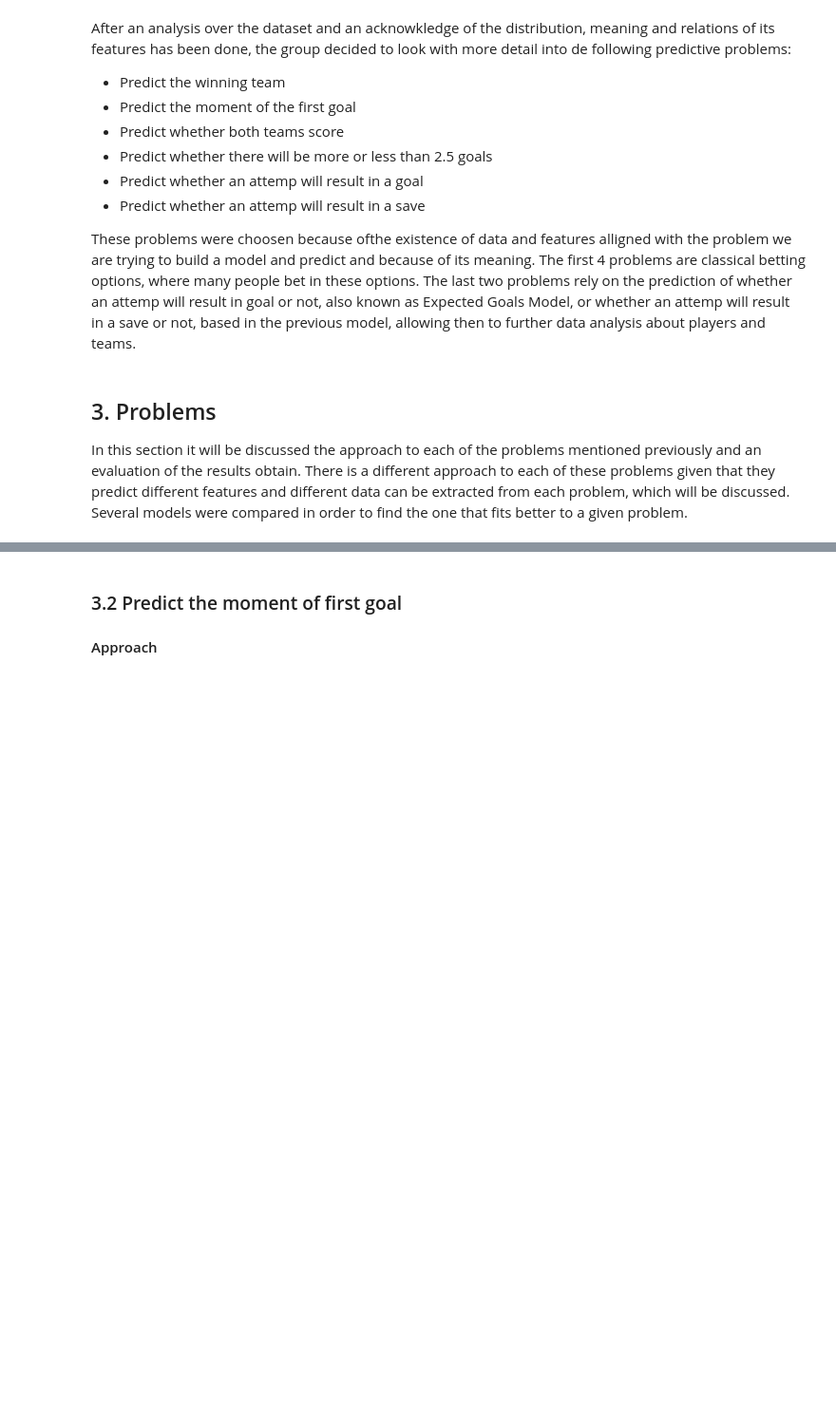
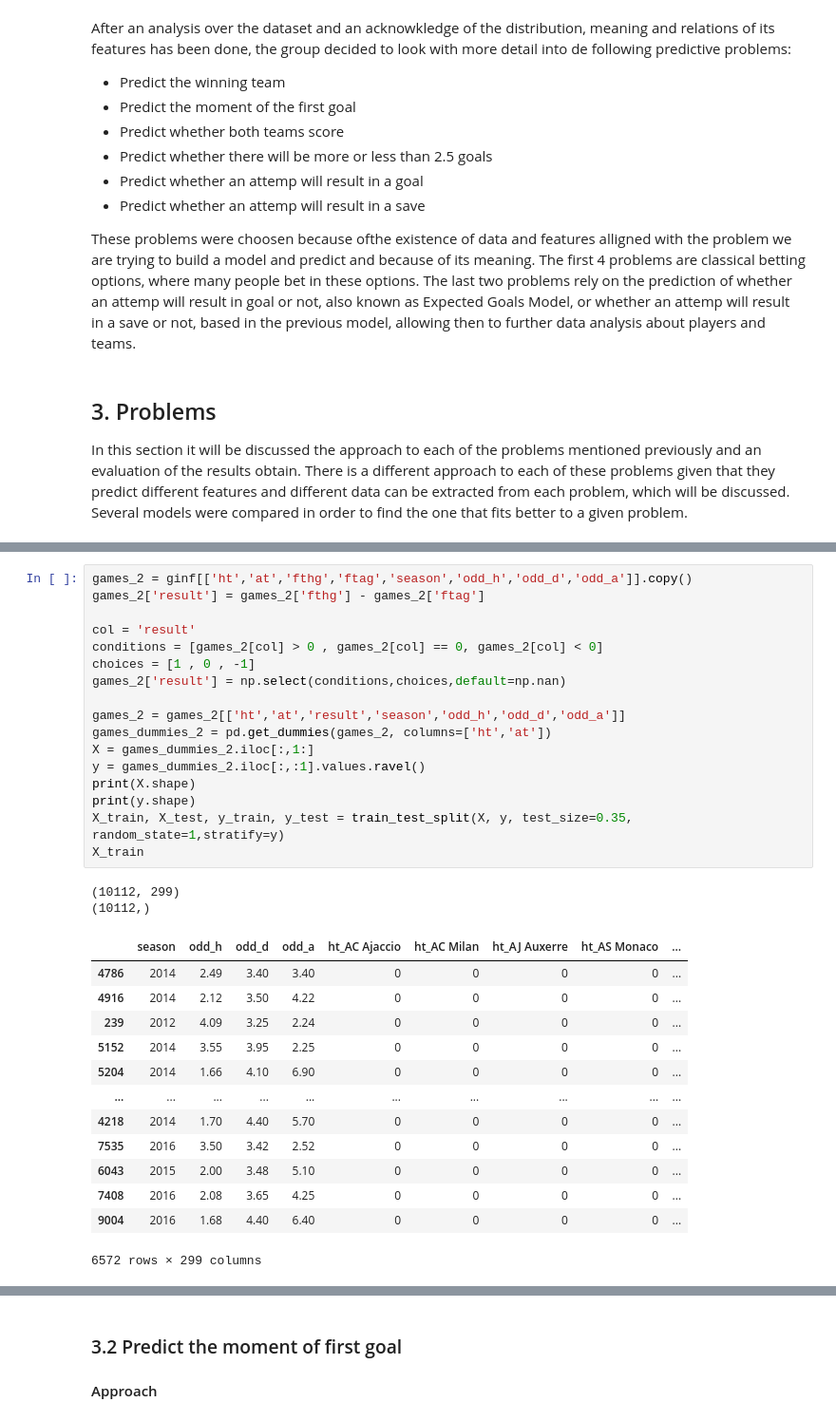
Before and after one commit to gmtorres/MIEIC_19_20_IART, a Jupyter notebook: Proj2/report.ipynb, the cells around one changed output, grey strips where cells are left out. Shown: that part at 95% size. Saved outputs shown, nothing was run; the diff lists cells and outputs as text; blank space fills up the shorter version.

```diff
--- a/Proj2/report.ipynb
+++ b/Proj2/report.ipynb
@@ -282,0 +487,33 @@ In this section it will be discussed the approach to each of the problems mentio
+# %%
+games_2 = ginf[['ht','at','fthg','ftag','season','odd_h','odd_d','odd_a']].copy()
+games_2['result'] = games_2['fthg'] - games_2['ftag']
+
+col = 'result'
+conditions = [games_2[col] > 0 , games_2[col] == 0, games_2[col] < 0]
+choices = [1 , 0 , -1]
+games_2['result'] = np.select(conditions,choices,default=np.nan)
+
+games_2 = games_2[['ht','at','result','season','odd_h','odd_d','odd_a']]
+games_dummies_2 = pd.get_dummies(games_2, columns=['ht','at'])
+X = games_dummies_2.iloc[:,1:]
+y = games_dummies_2.iloc[:,:1].values.ravel()
+print(X.shape)
+print(y.shape)
+X_train, X_test, y_train, y_test = train_test_split(X, y, test_size=0.35, random_state=1,stratify=y)
+X_train
+# %% [output]
+(10112, 299)
+(10112,)
+|  | season | odd_h | odd_d | odd_a | ht_AC Ajaccio | ht_AC Milan | ht_AJ Auxerre | ht_AS Monaco | ... |
+| 4786 | 2014 | 2.49 | 3.40 | 3.40 | 0 | 0 | 0 | 0 | ... |
+| 4916 | 2014 | 2.12 | 3.50 | 4.22 | 0 | 0 | 0 | 0 | ... |
+| 239 | 2012 | 4.09 | 3.25 | 2.24 | 0 | 0 | 0 | 0 | ... |
+| 5152 | 2014 | 3.55 | 3.95 | 2.25 | 0 | 0 | 0 | 0 | ... |
+| 5204 | 2014 | 1.66 | 4.10 | 6.90 | 0 | 0 | 0 | 0 | ... |
+| ... | ... | ... | ... | ... | ... | ... | ... | ... | ... |
+| 4218 | 2014 | 1.70 | 4.40 | 5.70 | 0 | 0 | 0 | 0 | ... |
+| 7535 | 2016 | 3.50 | 3.42 | 2.52 | 0 | 0 | 0 | 0 | ... |
+| 6043 | 2015 | 2.00 | 3.48 | 5.10 | 0 | 0 | 0 | 0 | ... |
+| 7408 | 2016 | 2.08 | 3.65 | 4.25 | 0 | 0 | 0 | 0 | ... |
+| 9004 | 2016 | 1.68 | 4.40 | 6.40 | 0 | 0 | 0 | 0 | ... |
+6572 rows × 299 columns
```
Also changed, not shown: parts of 18 cells of this notebook, 1 other file.
